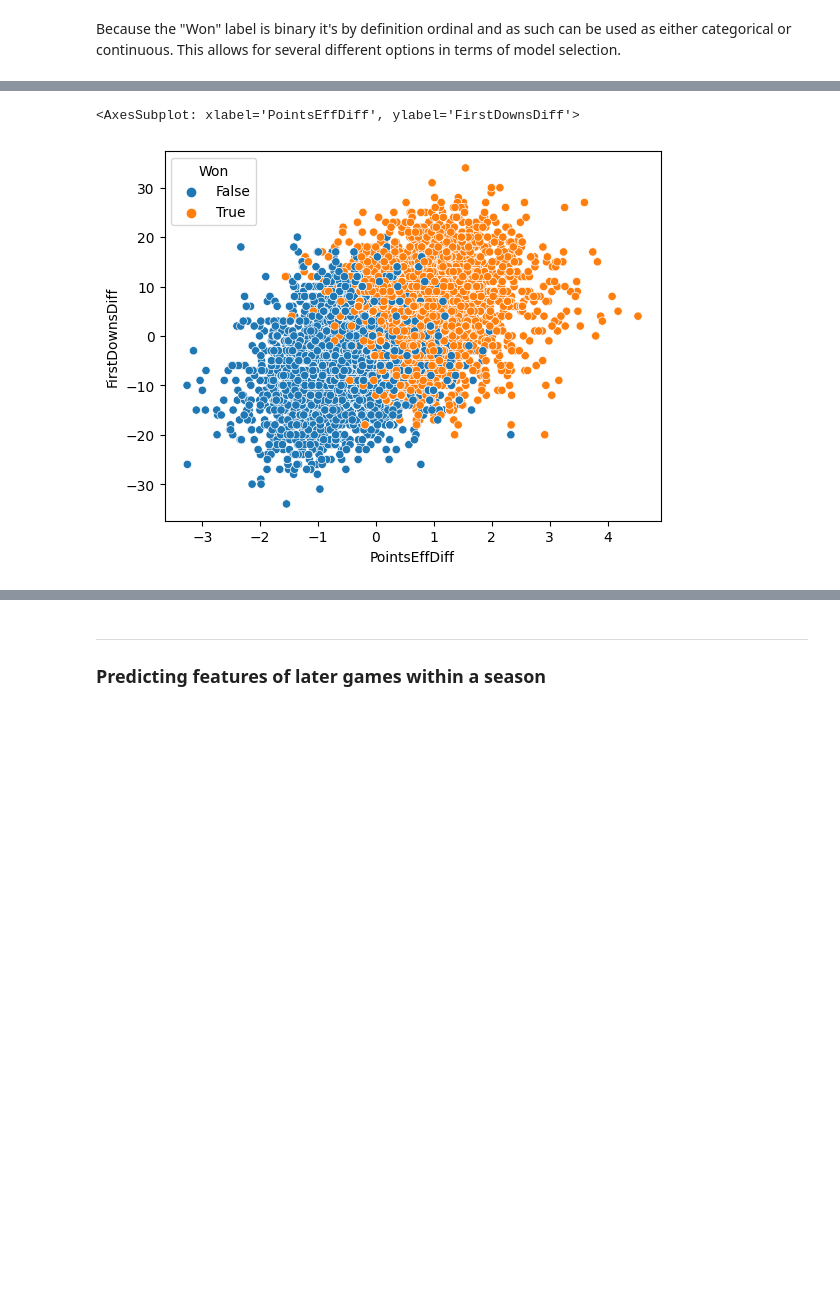
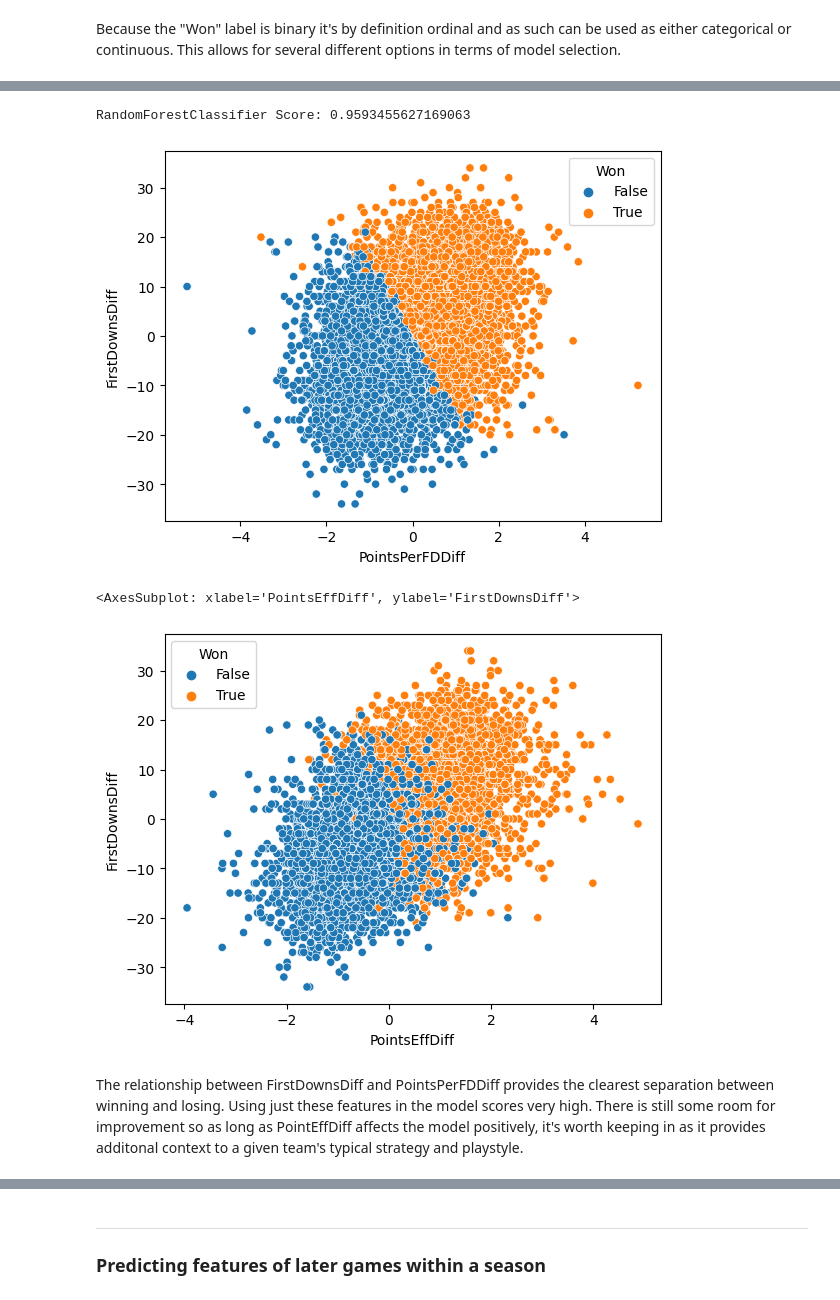
Before and after one commit to osteensco/College-Football-Analysis, a Jupyter notebook: CFA1.ipynb, the cells around one changed output, grey strips where cells are left out. Drawn from its saved outputs; the diff is of its cells as text; code cells hidden in the pictures; blank space fills up the shorter version.

```diff
--- a/CFA1.ipynb
+++ b/CFA1.ipynb
@@ -298,8 +271,8 @@ def chooseModel(models, features, gethist=False, sample_hist=sample_hist, test_h
         if s > topscore:
             topscore = s
             clf = model
-
-    print(f'''\nBased on these results, the Classification Model we will use is {clf.__class__.__name__}''')
+    if len(models) > 1:
+        print(f'''\nBased on these results, the Classification Model to use is {clf.__class__.__name__}''')
     return clf
 
 winClassifier = chooseModel(models, feature_cols)
@@ -363,8 +334,16 @@ sn.scatterplot(data=stats_df, x='PointsEffDiff', y='PointsPerFDDiff', hue='Won')
 # %%
+winClassifier = chooseModel([RandomForestClassifier()], ['PointsPerFDDiff', 'FirstDownsDiff'])
+
+sn.scatterplot(data=stats_df, x='PointsPerFDDiff', y='FirstDownsDiff', hue='Won')
+plt.show()
 sn.scatterplot(data=stats_df, x='PointsEffDiff', y='FirstDownsDiff', hue='Won')
 # %% [output]
-<AxesSubplot: xlabel='PointsEffDiff', ylabel='FirstDownsDiff'>
+RandomForestClassifier Score: 0.9593455627169063
-[figure, old version]
+[figure, new version]
+<AxesSubplot: xlabel='PointsEffDiff', ylabel='FirstDownsDiff'>
+[figure, added]
+# %% [markdown]
+The relationship between FirstDownsDiff and PointsPerFDDiff provides the clearest separation between winning and losing. Using just these features in the model scores very high. There is still some room for improvement so as long as PointEffDiff affects the model positively, it's worth keeping in as it provides additonal context to a given team's typical strategy and playstyle.
 # %%
 winClassifier = chooseModel([RandomForestClassifier()], ['PointsEffDiff', 'PointsPerFDDiff', 'FirstDownsDiff'], gethist=True)
 # %% [output]
```
Also changed, not shown: parts of 28 cells of this notebook.
